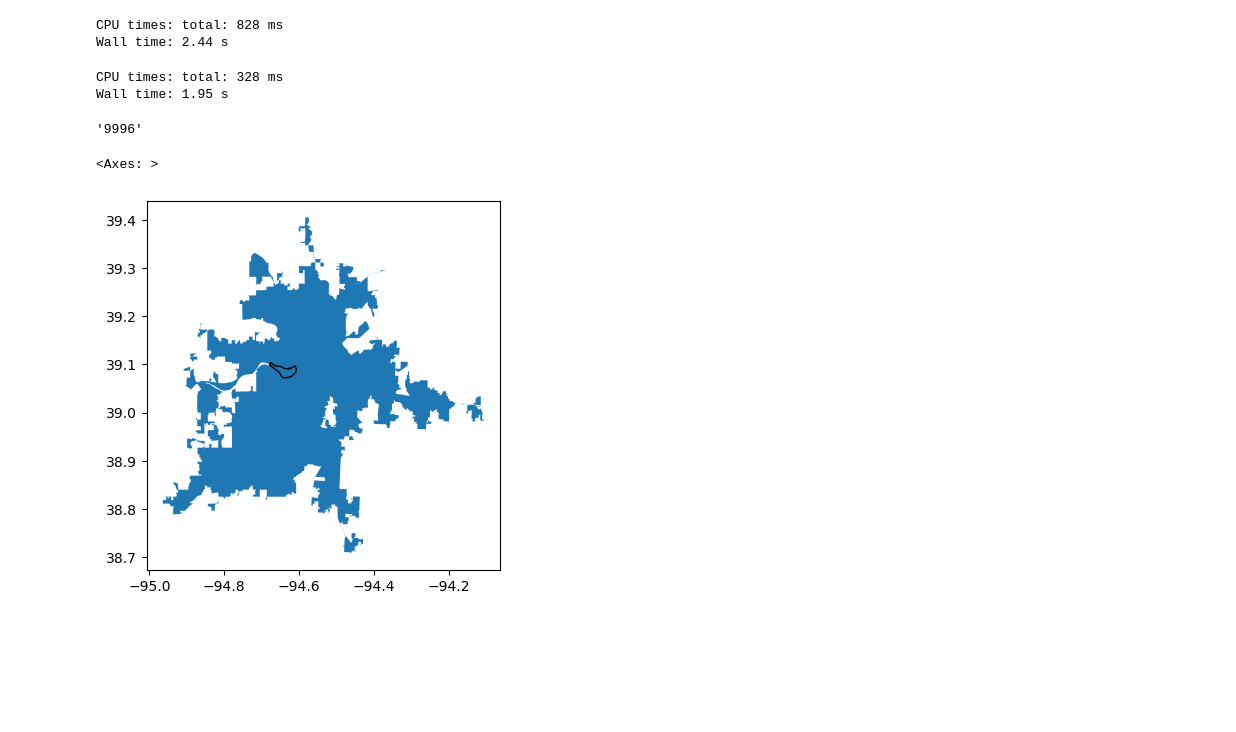
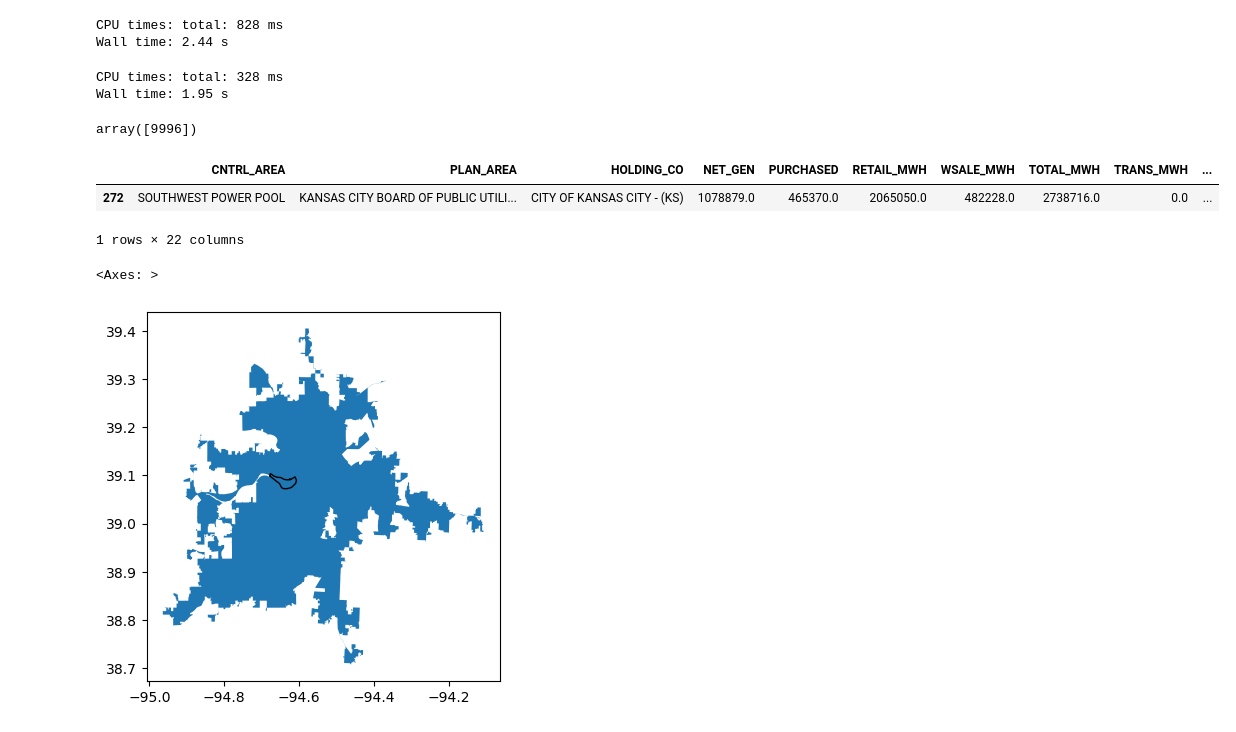
Before and after one commit to ucsusa/2024-kansas-city-analysis, a Jupyter notebook: notebooks/01-energy-utility.ipynb, the cells around one changed output. Cells and saved outputs as stored; diff of their text form; code cells hidden in the pictures; blank space fills up the shorter version.

```diff
--- a/notebooks/01-energy-utility.ipynb
+++ b/notebooks/01-energy-utility.ipynb
@@ -46,9 +46,15 @@ armourdale = gpd.read_file("../data/spatial_data/armourdale_shape.gpkg")
 # %%
 sgdf = service_gdf.sjoin(armourdale)
 # %%
-sgdf.loc[:, 'ID'].values[0]
+sgdf.loc[:, 'ID'].values.astype('int')
 # %% [output]
-'9996'
+array([9996])
+# %%
+sgdf
+# %% [output]
+|  | CNTRL_AREA | PLAN_AREA | HOLDING_CO | NET_GEN | PURCHASED | RETAIL_MWH | WSALE_MWH | TOTAL_MWH | TRANS_MWH | ... |
+| 272 | SOUTHWEST POWER POOL | KANSAS CITY BOARD OF PUBLIC UTILI... | CITY OF KANSAS CITY - (KS) | 1078879.0 | 465370.0 | 2065050.0 | 482228.0 | 2738716.0 | 0.0 | ... |
+1 rows × 22 columns
 # %%
 fig, ax = plt.subplots()
 service_gdf.sjoin(armourdale).plot(ax=ax)
```
Also changed, not shown: 3 other files.
